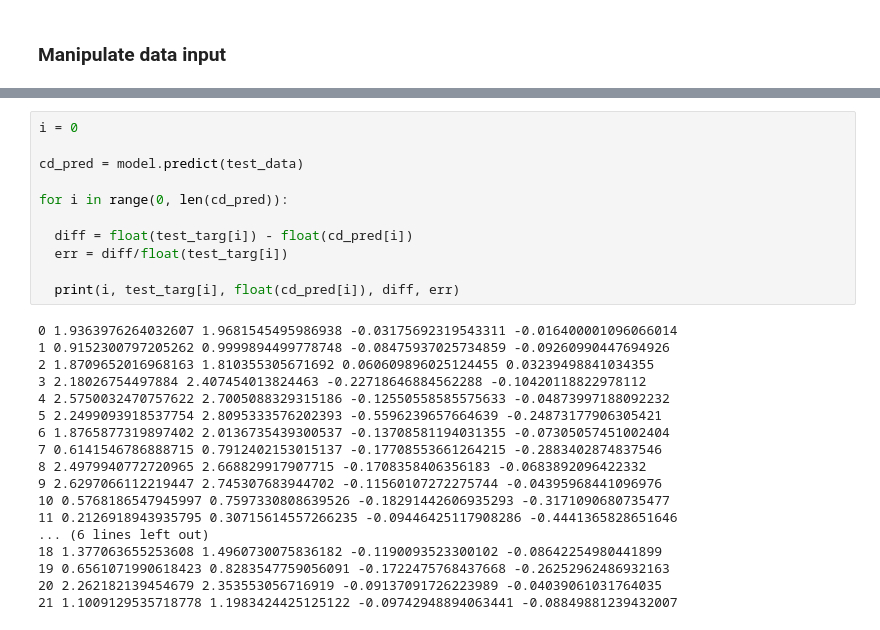
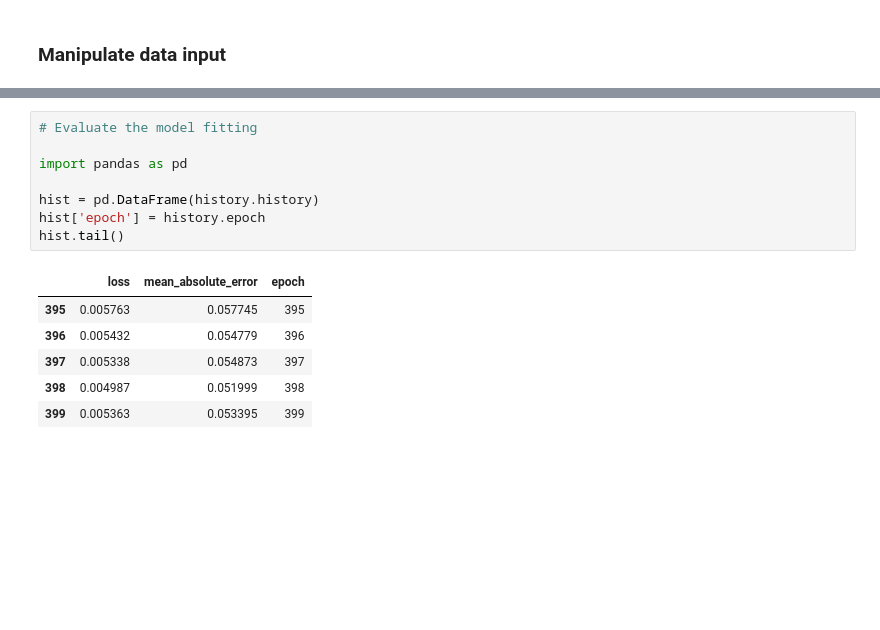
Before and after one commit to geonhong/mlcfd, a Jupyter notebook: mlcfd_ex01.ipynb, the cells around one changed output, grey strips where cells are left out. Drawn from its saved outputs; the diff is of its cells as text; blank space fills up the shorter version.

```diff
--- a/mlcfd_ex01.ipynb
+++ b/mlcfd_ex01.ipynb
@@ -140,29 +145,15 @@ MAE:  0.16189011931419373
-# %%
-i = 0
-
-cd_pred = model.predict(test_data)
-
-for i in range(0, len(cd_pred)):
-
-  diff = float(test_targ[i]) - float(cd_pred[i])
-  err = diff/float(test_targ[i])
-
-  print(i, test_targ[i], float(cd_pred[i]), diff, err)
-# %% [output]
-0 1.9363976264032607 1.9681545495986938 -0.03175692319543311 -0.016400001096066014
-1 0.9152300797205262 0.9999894499778748 -0.08475937025734859 -0.09260990447694926
-2 1.8709652016968163 1.810355305671692 0.060609896025124455 0.03239498841034355
-3 2.18026754497884 2.407454013824463 -0.22718646884562288 -0.10420118822978112
-4 2.5750032470757622 2.7005088329315186 -0.12550558585575633 -0.04873997188092232
-5 2.2499093918537754 2.8095333576202393 -0.5596239657664639 -0.24873177906305421
-6 1.8765877319897402 2.0136735439300537 -0.13708581194031355 -0.07305057451002404
-7 0.6141546786888715 0.7912402153015137 -0.17708553661264215 -0.2883402874837546
-8 2.4979940772720965 2.668829917907715 -0.1708358406356183 -0.0683892096422332
-9 2.6297066112219447 2.745307683944702 -0.11560107272275744 -0.04395968441096976
-10 0.5768186547945997 0.7597330808639526 -0.18291442606935293 -0.3171090680735477
-11 0.2126918943935795 0.30715614557266235 -0.09446425117908286 -0.4441365828651646
-... (6 lines left out)
-18 1.377063655253608 1.4960730075836182 -0.1190093523300102 -0.08642254980441899
-19 0.6561071990618423 0.8283547759056091 -0.1722475768437668 -0.26252962486932163
-20 2.262182139454679 2.353553056716919 -0.09137091726223989 -0.04039061031764035
-21 1.1009129535718778 1.1983424425125122 -0.09742948894063441 -0.08849881239432007
+# %%
+# Evaluate the model fitting
+
+import pandas as pd
+
+hist = pd.DataFrame(history.history)
+hist['epoch'] = history.epoch
+hist.tail()
+# %% [output]
+|  | loss | mean_absolute_error | epoch |
+| 395 | 0.005763 | 0.057745 | 395 |
+| 396 | 0.005432 | 0.054779 | 396 |
+| 397 | 0.005338 | 0.054873 | 397 |
+| 398 | 0.004987 | 0.051999 | 398 |
+| 399 | 0.005363 | 0.053395 | 399 |
```
Also changed, not shown: parts of 8 cells of this notebook.
